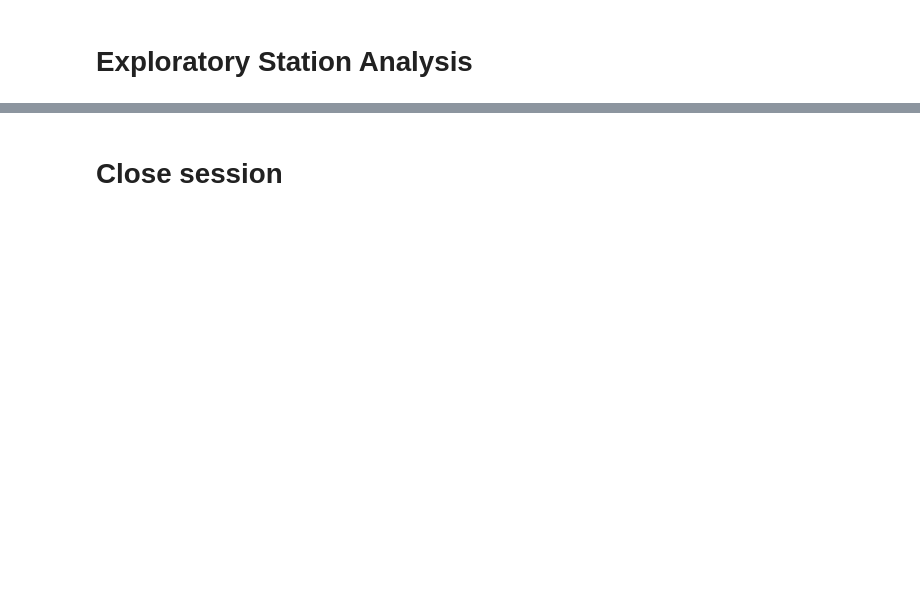
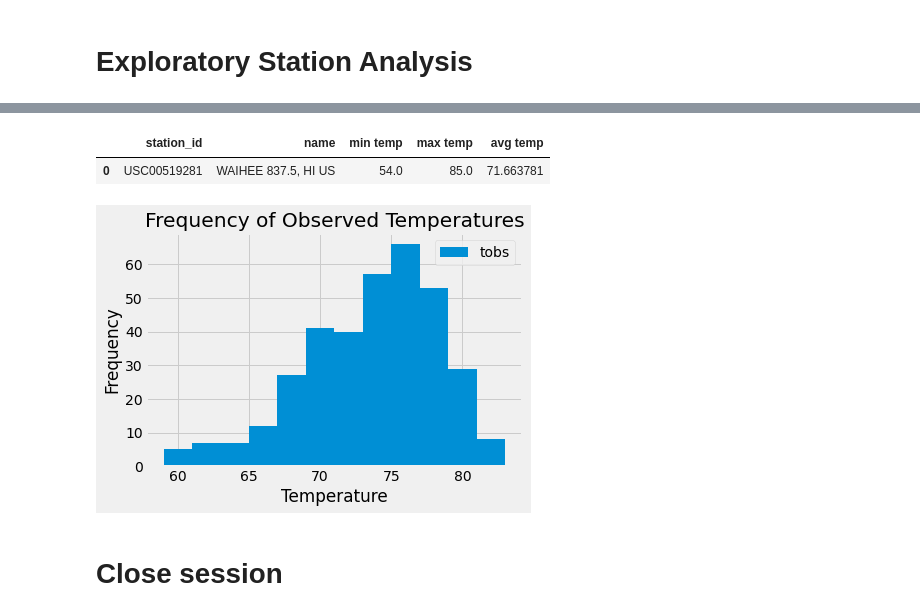
Before and after one commit to 2Delta/sqlalchemy-challenge, a Jupyter notebook: climate_starter.ipynb, the cells around one changed output, grey strips where cells are left out. Saved outputs shown, nothing was run; the diff lists cells and outputs as text; code cells hidden in the pictures; blank space fills up the shorter version.

Commit message:
climate station analysis complete

```diff
--- a/climate_starter.ipynb
+++ b/climate_starter.ipynb
@@ -81,21 +97,19 @@ print(f'There are {no_station} stations available in this dataset')
 # %%
 # Design a query to find the most active stations (i.e. what stations have the most rows?)
-most_active = session.query(Measurement.station, Station.name, func.count(Measurement.station))\
-                                .group_by(Measurement.station)\
-                                .order_by(func.count(Measurement.station).desc())\
+most_active_station_query = session.query(measurement.station, station.name, func.count(measurement.station))\
+                                .group_by(measurement.station)\
+                                .order_by(func.count(measurement.station).desc())\
                                 .first()
 
-print(f'The most active station is station id {most_active[0]}: {most_active[1]}')
+print(f'The most active station is {most_active_station_query[0]}: {most_active_station_query[1]}')
 
 # List the stations and the counts in descending order.
-active_station = session.query(Measurement.station, Station.name, func.count(Measurement.station))\
-                                .filter(Measurement.station == Station.station)\
-                                .group_by(Measurement.station)\
-                                .order_by(func.count(Measurement.station).desc())\
+active_station_query = session.query(measurement.station, station.name, func.count(measurement.station))\
+                                .filter(measurement.station == station.station)\
+                                .group_by(measurement.station)\
+                                .order_by(func.count(measurement.station).desc())\
                                 .all()
 
-# ex Save the query results as a Pandas DataFrame and set the index to the date column
-active_station_df = pd.DataFrame(active_station, columns=['station_id', 'name', 'no. of data'])
-
+active_station_df = pd.DataFrame(active_station_query, columns=['station_id', 'name', 'no. of data'])
 
 active_station_df
@@ -102,46 +128,35 @@ active_station_df
 # %%
 # Using the most active station id from the previous query, calculate the lowest, highest, and average temperature.
-act_stn_summary = session.query(Measurement.station, Station.name, func.min(Measurement.tobs),
-                                func.max(Measurement.tobs), func.avg(Measurement.tobs))\
-                                .filter(Measurement.station == Station.station)\
-                                .group_by(Measurement.station)\
-                                .order_by(func.count(Measurement.station).desc())\
-                                .filter(Measurement.station == most_active[0])
+most_active_station_summary = session.query(measurement.station, station.name, func.min(measurement.tobs),
+                                func.max(measurement.tobs), func.avg(measurement.tobs))\
+                                .filter(measurement.station == station.station)\
+                                .group_by(measurement.station)\
+                                .order_by(func.count(measurement.station).desc())\
+                                .filter(measurement.station == most_active_station_query[0])
 
-# Save the query results as a Pandas DataFrame and set the index to the date column
-act_stn_summary_df = pd.DataFrame(act_stn_summary, columns=['station_id', 'name', 'min temp', 'max temp', 'avg temp'])
-
-act_stn_summary_df
+active_station_summary_df = pd.DataFrame(most_active_station_summary, columns=['station_id', 'name', 'min temp', 'max temp', 'avg temp'])
+active_station_summary_df
+# %% [output]
+|  | station_id | name | min temp | max temp | avg temp |
+| 0 | USC00519281 | WAIHEE 837.5, HI US | 54.0 | 85.0 | 71.663781 |
 # %%
 # Using the most active station id
 # Query the last 12 months of temperature observation data for this station and plot the results as a histogram
-st_12m = session.query(Measurement.tobs)\
-                    .filter(Measurement.date <= last_date_str)\
-                    .filter(Measurement.date >= yr_ago_date_str)\
-                    .filter(Measurement.station == most_active[0])\
+active_station_12mo = session.query(measurement.tobs)\
+                    .filter(measurement.date <= date_last)\
+                    .filter(measurement.date >= date_last_yr)\
+                    .filter(measurement.station == most_active_station_query[0])\
                     .all()
 
-# ex Save the query results as a Pandas DataFrame and set the index to the date column
-st_12m_df = pd.DataFrame(st_12m, columns=['tobs'])
+active_station_12mo_df = pd.DataFrame(active_station_12mo, columns=['tobs'])
+active_station_12mo_df.plot.hist(bins=12)
+plt.title('Frequency of Observed Temperatures')
+plt.xlabel('Temperature')
+plt.ylabel('Frequency')
 
-# ex Plot the results as a histogram
-st_12m_df_plot = st_12m_df.plot.hist(bins=12, figsize=(7,5), color='indianred', alpha=0.8)
-
-# ex Set x/y label, title
-plt.title(f'TOBs for {most_active[0]}: {most_active[1]}\n(Date: {yr_ago_date_str} to {last_date_str})', fontweight = 'bold', size=14)
-plt.xlabel('Temperature (F)', fontweight = 'bold', size=13)
-plt.ylabel('Frequency',fontweight = 'bold', size=13)
-st_12m_df_plot.set_facecolor('gainsboro')
-plt.tight_layout()
-
-# ex Save bar graph to Images folder
-st_12m_df_plot.figure.savefig('Images/hist_stUSC00519281.png')
-
-# ex Present the bar chart
 plt.show()
-
-# ex To close pyplot
-plt.close()
+# %% [output]
+[figure, added]
 # %% [markdown]
 # Close session
 # %%
```
Also changed, not shown: parts of 4 cells of this notebook.
